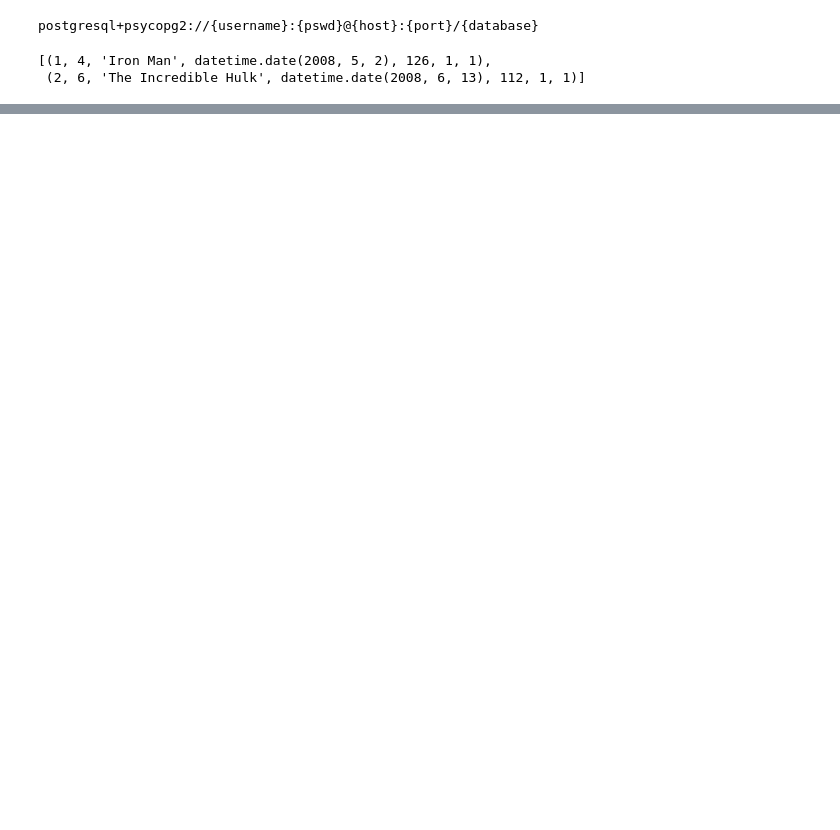
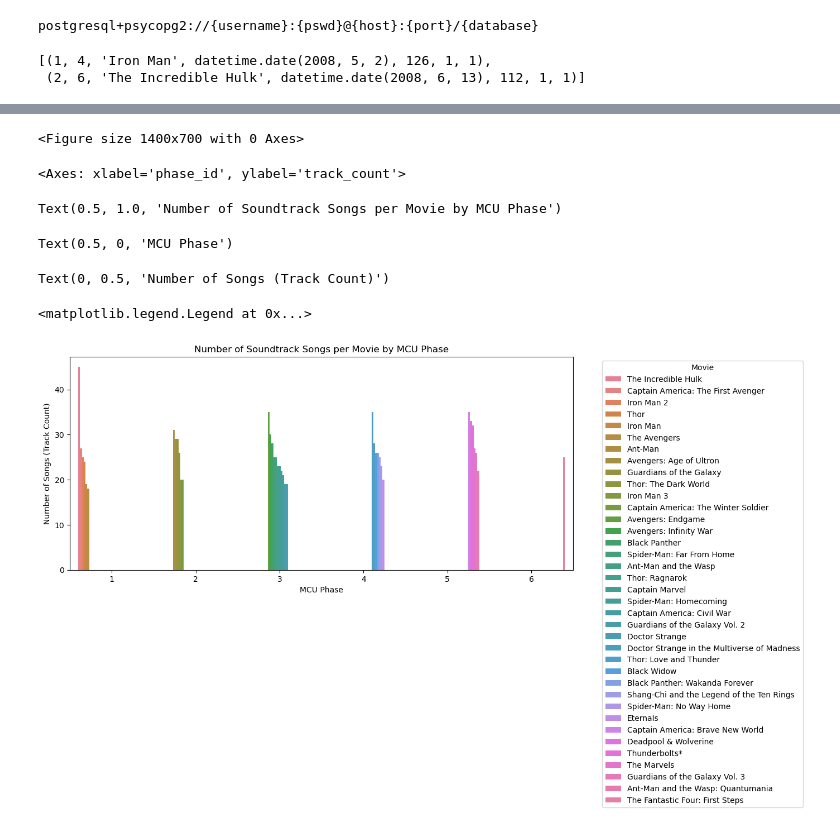
Before and after one commit to yeahaaron5/MCU_Soundtrack_Project, a Jupyter notebook: MCU_Soundtrack_PP.ipynb, the cells around one changed output, grey strips where cells are left out. Saved outputs shown, nothing was run; the diff lists cells and outputs as text; code cells hidden in the pictures; blank space fills up the shorter version.

```diff
--- a/MCU_Soundtrack_PP.ipynb
+++ b/MCU_Soundtrack_PP.ipynb
@@ -49,0 +76,8 @@ mps_data
+# %%
+# Performing a query using the DENSE_RANK() function to rank the movies, via its phase, that had the highest amount of songs for their respective soundtrack
+track_phase_rank_query = """SELECT title, track_count, phase_id,
+                            DENSE_RANK() OVER (PARTITION BY phase_id ORDER BY track_count DESC) AS track_rank
+                            FROM movies_plus_soundtracks"""
+# %%
+longest_tracks_phase_data = pd.read_sql_query(track_phase_rank_query, engine)
+longest_tracks_phase_data
@@ -49,0 +105,23 @@ mps_data
+# %%
+plt.figure(figsize=(14,7))
+
+sns.barplot(x = "phase_id",
+            y = "track_count",
+            data = longest_tracks_phase_data,
+            hue = "title")
+
+plt.title("Number of Soundtrack Songs per Movie by MCU Phase")
+plt.xlabel("MCU Phase")
+plt.ylabel("Number of Songs (Track Count)")
+plt.legend(title = "Movie", bbox_to_anchor = (1.05, 1), loc = 'upper left')
+
+plt.tight_layout()
+plt.show()
+# %% [output]
+<Figure size 1400x700 with 0 Axes>
+<Axes: xlabel='phase_id', ylabel='track_count'>
+Text(0.5, 1.0, 'Number of Soundtrack Songs per Movie by MCU Phase')
+Text(0.5, 0, 'MCU Phase')
+Text(0, 0.5, 'Number of Songs (Track Count)')
+<matplotlib.legend.Legend at 0x...>
+[figure, added]
```
Also changed, not shown: parts of 8 cells of this notebook, 1 other file.
